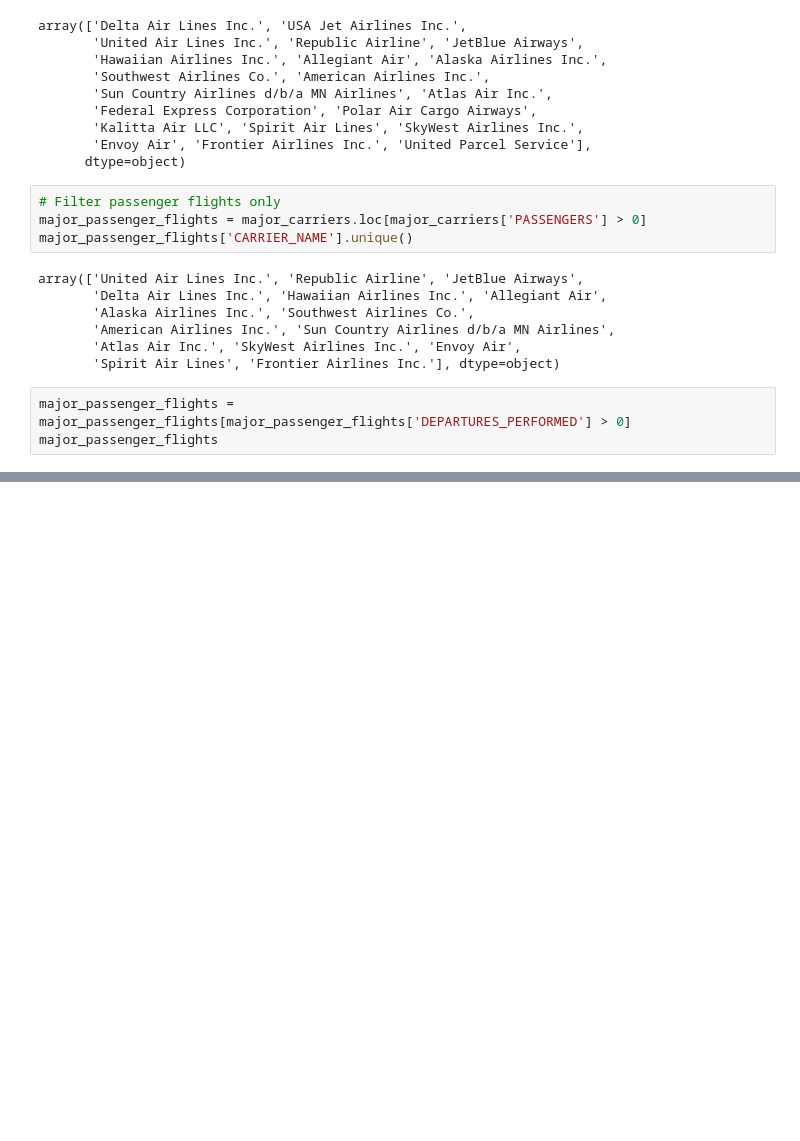
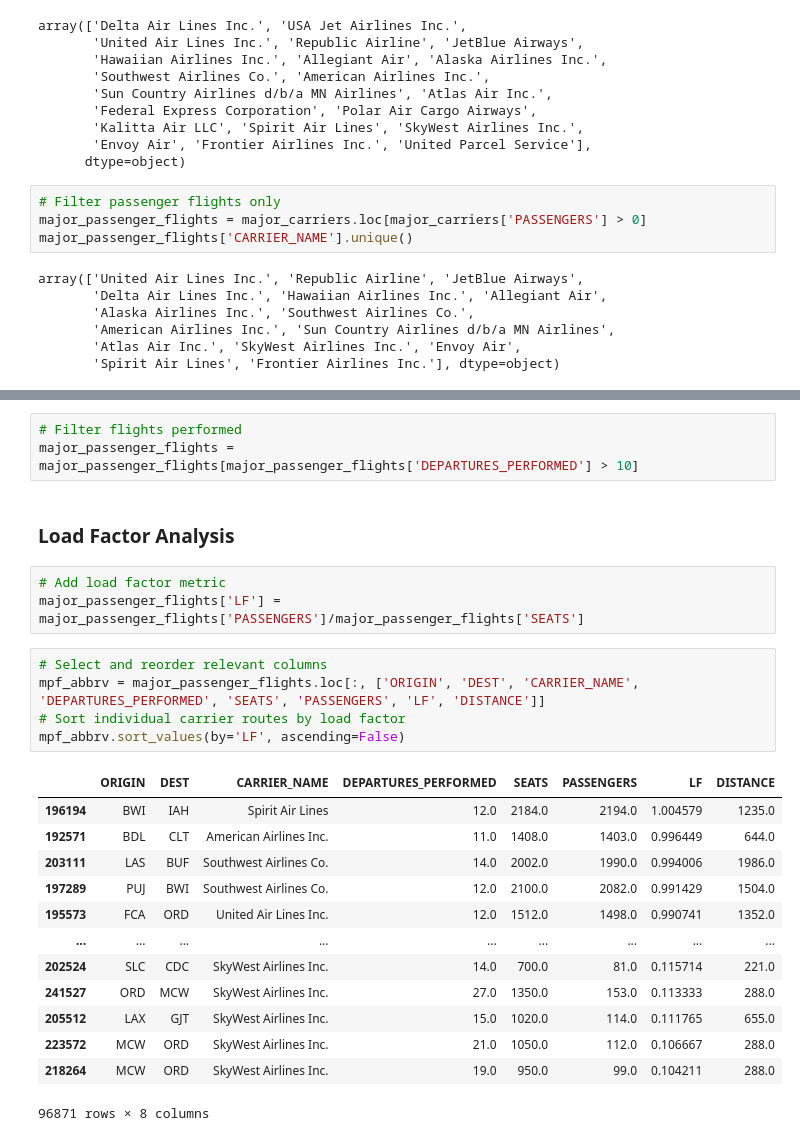
Before and after one commit to admacpherson/T-100-Aviation-Data, a Jupyter notebook: notebook.ipynb, the cells around one changed output, grey strips where cells are left out. Cells and saved outputs as stored; diff of their text form; blank space fills up the shorter version.

Commit message:
LF Analysis

```diff
--- a/notebook.ipynb
+++ b/notebook.ipynb
@@ -71,6 +71,3 @@ array(['United Air Lines Inc.', 'Republic Airline', 'JetBlue Airways',
        'American Airlines Inc.', 'Sun Country Airlines d/b/a MN Airlines',
        'Atlas Air Inc.', 'SkyWest Airlines Inc.', 'Envoy Air',
        'Spirit Air Lines', 'Frontier Airlines Inc.'], dtype=object)
-# %%
-major_passenger_flights = major_passenger_flights[major_passenger_flights['DEPARTURES_PERFORMED'] > 0]
-major_passenger_flights
@@ -90,0 +74,27 @@ major_passenger_flights
+# %%
+# Filter flights performed
+major_passenger_flights = major_passenger_flights[major_passenger_flights['DEPARTURES_PERFORMED'] > 10]
+# %% [markdown]
+<h3>Load Factor Analysis</h3>
+# %%
+# Add load factor metric
+major_passenger_flights['LF'] = major_passenger_flights['PASSENGERS']/major_passenger_flights['SEATS']
+# %%
+# Select and reorder relevant columns
+mpf_abbrv = major_passenger_flights.loc[:, ['ORIGIN', 'DEST', 'CARRIER_NAME', 'DEPARTURES_PERFORMED', 'SEATS', 'PASSENGERS', 'LF', 'DISTANCE']]
+# Sort individual carrier routes by load factor
+mpf_abbrv.sort_values(by='LF', ascending=False)
+# %% [output]
+|  | ORIGIN | DEST | CARRIER_NAME | DEPARTURES_PERFORMED | SEATS | PASSENGERS | LF | DISTANCE |
+| 196194 | BWI | IAH | Spirit Air Lines | 12.0 | 2184.0 | 2194.0 | 1.004579 | 1235.0 |
+| 192571 | BDL | CLT | American Airlines Inc. | 11.0 | 1408.0 | 1403.0 | 0.996449 | 644.0 |
+| 203111 | LAS | BUF | Southwest Airlines Co. | 14.0 | 2002.0 | 1990.0 | 0.994006 | 1986.0 |
+| 197289 | PUJ | BWI | Southwest Airlines Co. | 12.0 | 2100.0 | 2082.0 | 0.991429 | 1504.0 |
+| 195573 | FCA | ORD | United Air Lines Inc. | 12.0 | 1512.0 | 1498.0 | 0.990741 | 1352.0 |
+| ... | ... | ... | ... | ... | ... | ... | ... | ... |
+| 202524 | SLC | CDC | SkyWest Airlines Inc. | 14.0 | 700.0 | 81.0 | 0.115714 | 221.0 |
+| 241527 | ORD | MCW | SkyWest Airlines Inc. | 27.0 | 1350.0 | 153.0 | 0.113333 | 288.0 |
+| 205512 | LAX | GJT | SkyWest Airlines Inc. | 15.0 | 1020.0 | 114.0 | 0.111765 | 655.0 |
+| 223572 | MCW | ORD | SkyWest Airlines Inc. | 21.0 | 1050.0 | 112.0 | 0.106667 | 288.0 |
+| 218264 | MCW | ORD | SkyWest Airlines Inc. | 19.0 | 950.0 | 99.0 | 0.104211 | 288.0 |
+96871 rows × 8 columns
```
Also changed, not shown: parts of 1 cell of this notebook.
